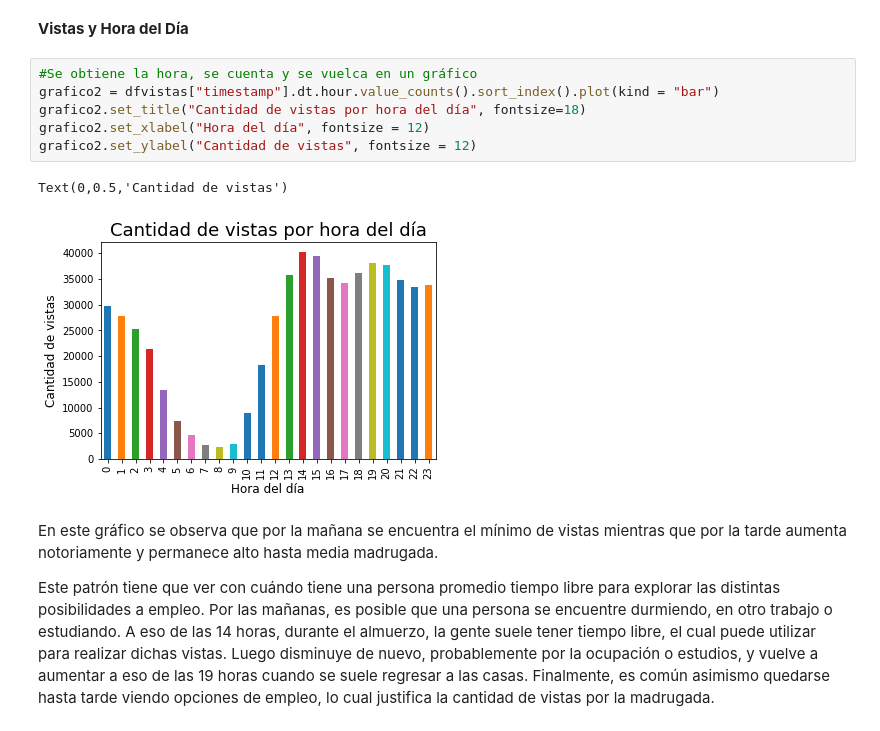
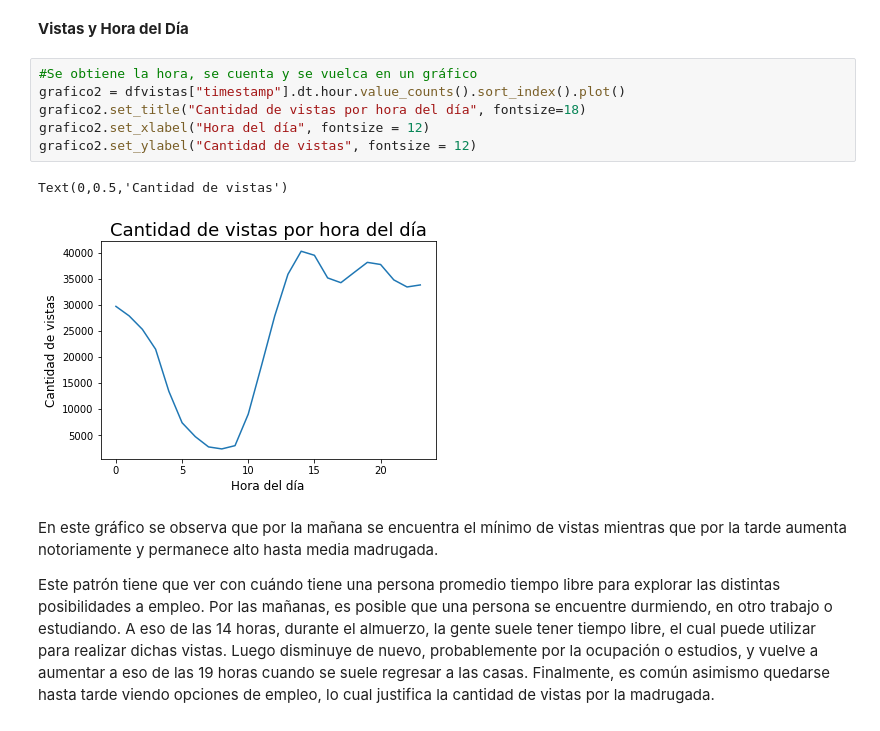
Before and after one commit to fedefunes96/TpDatos, a Jupyter notebook: Postulaciones y Vistas vs Tiempo.ipynb, the cells around one changed output. Saved outputs shown, nothing was run; the diff lists cells and outputs as text.

```diff
--- a/Postulaciones y Vistas vs Tiempo.ipynb
+++ b/Postulaciones y Vistas vs Tiempo.ipynb
@@ -108,13 +108,13 @@ Este patrón tiene sentido con una rutina de decisión y acción donde es frecue
 **Vistas y Hora del Día**
 # %%
 #Se obtiene la hora, se cuenta y se vuelca en un gráfico
-grafico2 = dfvistas["timestamp"].dt.hour.value_counts().sort_index().plot(kind = "bar")
+grafico2 = dfvistas["timestamp"].dt.hour.value_counts().sort_index().plot()
 grafico2.set_title("Cantidad de vistas por hora del día", fontsize=18)
 grafico2.set_xlabel("Hora del día", fontsize = 12)
 grafico2.set_ylabel("Cantidad de vistas", fontsize = 12)
 # %% [output]
 Text(0,0.5,'Cantidad de vistas')
-[figure, old version]
+[figure, new version]
 # %% [markdown]
 En este gráfico se observa que por la mañana se encuentra el mínimo de vistas mientras que por la tarde aumenta notoriamente y permanece alto hasta media madrugada.
 
```
Also changed, not shown: parts of 1 cell of this notebook.
